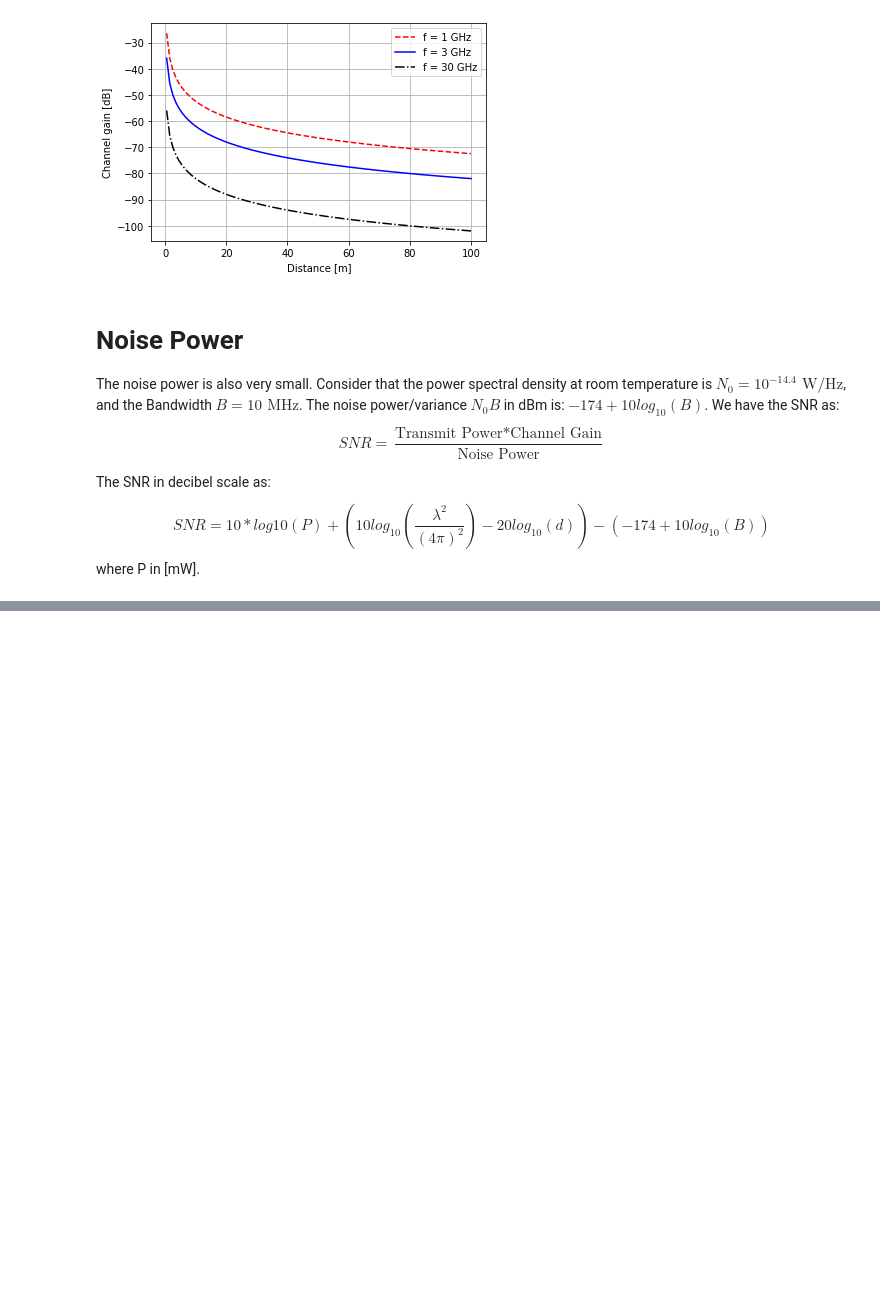
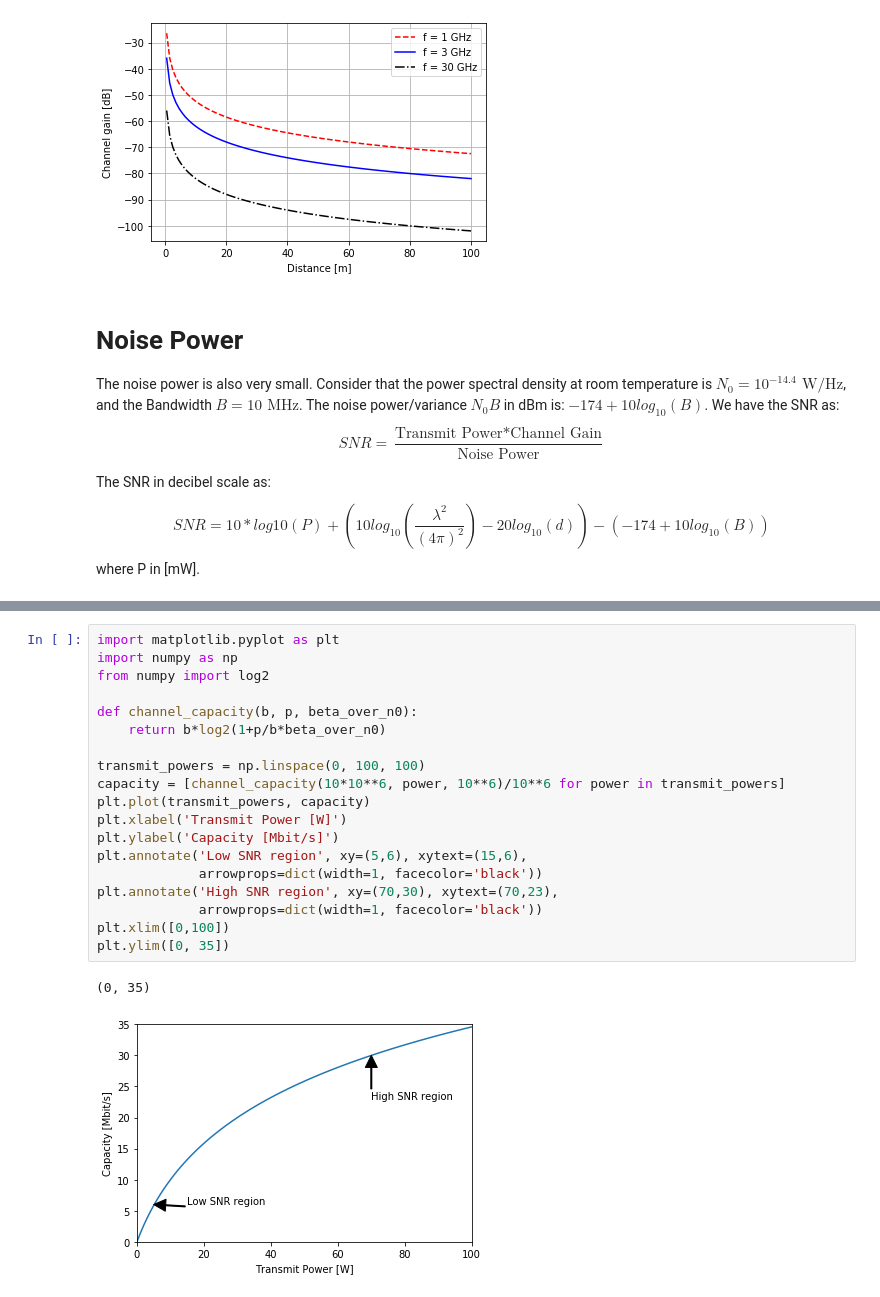
Before and after one commit to kimdoanh89/Multiple-antenna-communications, a Jupyter notebook: 00_SNR.ipynb, the cells around one changed output, grey strips where cells are left out. Drawn from its saved outputs; the diff is of its cells as text; blank space fills up the shorter version.

Commit message:
update SNR notebook with SNR behavior graphs

```diff
--- a/00_SNR.ipynb
+++ b/00_SNR.ipynb
@@ -91,0 +114,22 @@ plt.grid(True)
+# %%
+import matplotlib.pyplot as plt
+import numpy as np
+from numpy import log2
+
+def channel_capacity(b, p, beta_over_n0):
+    return b*log2(1+p/b*beta_over_n0)
+
+transmit_powers = np.linspace(0, 100, 100)
+capacity = [channel_capacity(10*10**6, power, 10**6)/10**6 for power in transmit_powers]
+plt.plot(transmit_powers, capacity)
+plt.xlabel('Transmit Power [W]')
+plt.ylabel('Capacity [Mbit/s]')
+plt.annotate('Low SNR region', xy=(5,6), xytext=(15,6),
+             arrowprops=dict(width=1, facecolor='black'))
+plt.annotate('High SNR region', xy=(70,30), xytext=(70,23),
+             arrowprops=dict(width=1, facecolor='black'))
+plt.xlim([0,100])
+plt.ylim([0, 35])
+# %% [output]
+(0, 35)
+[figure, added]
```
Also changed, not shown: parts of 7 cells of this notebook.
